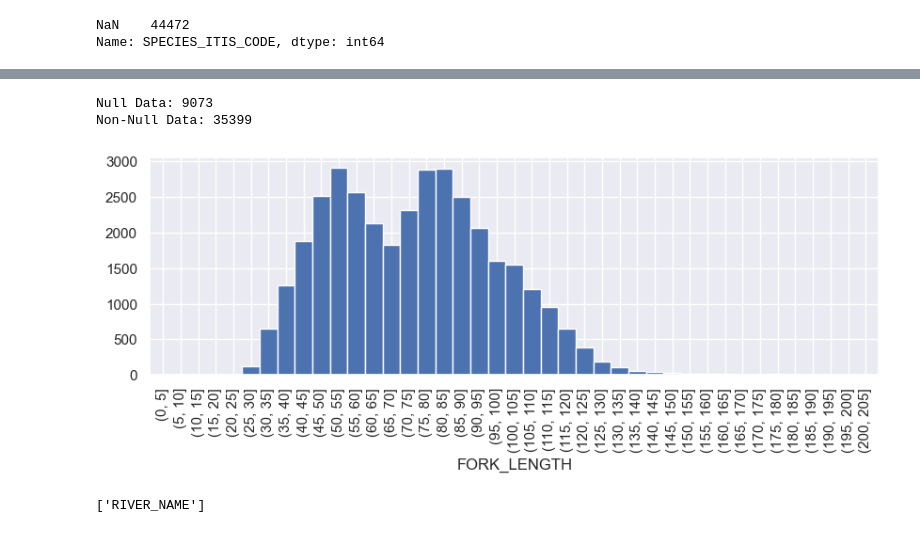
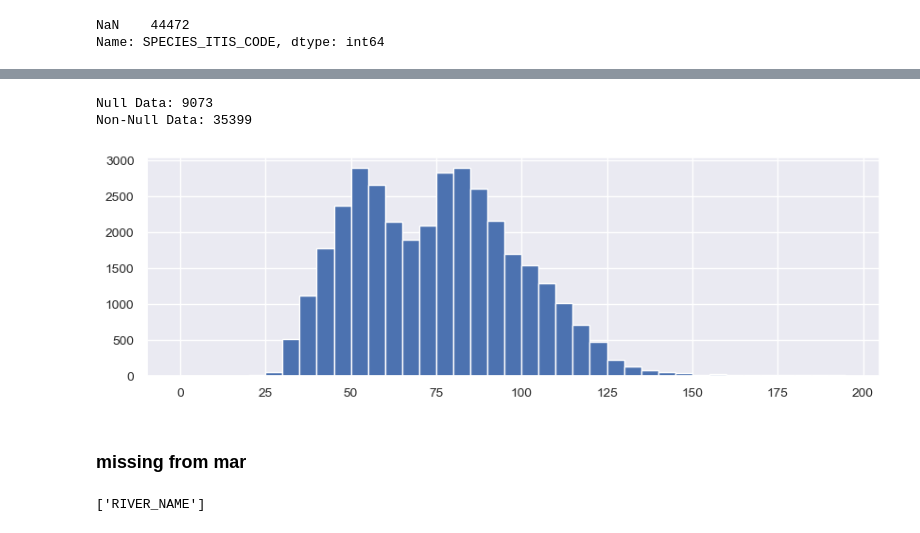
Before and after one commit to dfo-gulf-science/EFishing-EDA, a Jupyter notebook: E_Fishing_EDA.ipynb, the cells around one changed output, grey strips where cells are left out. Saved outputs shown, nothing was run; the diff lists cells and outputs as text; code cells hidden in the pictures.

Commit message:
updated data import and exploratory plotting

```diff
--- a/E_Fishing_EDA.ipynb
+++ b/E_Fishing_EDA.ipynb
@@ -7,6 +7,7 @@ import seaborn as sns
 import pickle
 
 sns.set_theme()
+sns.set(font_scale = 0.9)
 
 # jupyter notebook full-width display
 from IPython.core.display import display, HTML
@@ -18,7 +19,7 @@ display(HTML("<style>.dataframe td { white-space: nowrap; }</style>"))
 # pandas formatting
 pd.set_option('display.float_format', '{:.3f}'.format)
 pd.set_option('display.max_columns', None)
-pd.set_option('display.max_rows', 600)
+pd.set_option('display.max_rows', 100)
 pd.set_option('display.max_colwidth', 200)
 # %% [markdown]
 # Import Data
@@ -34,0 +86,6 @@ df_mar['FORK_LENGTH'] = (pd.to_numeric(df_mar.FORK_LENGTH, errors='coerce') // 1
+# %%
+# convert and coerce errors
+df_gns['FORK_LENGTH'] = (pd.to_numeric(df_gns.FORK_LENGTH, errors='coerce') // 1).astype('Int64')
+df_gns['WEIGHT'] = pd.to_numeric(df_gns.WEIGHT, errors='coerce')
+df_mar['FORK_LENGTH'] = (pd.to_numeric(df_mar.FORK_LENGTH, errors='coerce') // 1).astype('Int64')
+df_mar['WEIGHT'] = pd.to_numeric(df_mar.WEIGHT, errors='coerce')
@@ -34,0 +100,5 @@ df_mar['FORK_LENGTH'] = (pd.to_numeric(df_mar.FORK_LENGTH, errors='coerce') // 1
+# %%
+df_gns['WT_BIN'] = df_gns['WEIGHT'] // 1
+df_gns.loc[df_gns.WT_BIN>100, 'WT_BIN'] = 100
+df_mar['WT_BIN'] = df_mar['WEIGHT'] // 1
+df_mar.loc[df_mar.WT_BIN>100, 'WT_BIN'] = 100
@@ -124,10 +191,12 @@ Name: FORK_LENGTH_INTERVAL_WIDTH, dtype: int64
 # %%
 # way more information in fork_length
 print('Null Data:', df_mar.FORK_LENGTH.isnull().sum())
 print('Non-Null Data:', df_mar.FORK_LENGTH.notnull().sum())
-df_mar.FORK_LENGTH.groupby(pd.cut(df_mar.FORK_LENGTH, [x*5 for x in range(42)])).count().plot(kind='bar', width=1, figsize=(10,3));
+df_mar.FORK_LENGTH.hist(bins=[x*5 for x in range(40)], figsize=(10,3));
 # %% [output]
 Null Data: 9073
 Non-Null Data: 35399
-[figure, old version]
+[figure, new version]
+# %% [markdown]
+### missing from mar
 # %%
```
Also changed, not shown: parts of 34 cells of this notebook.
